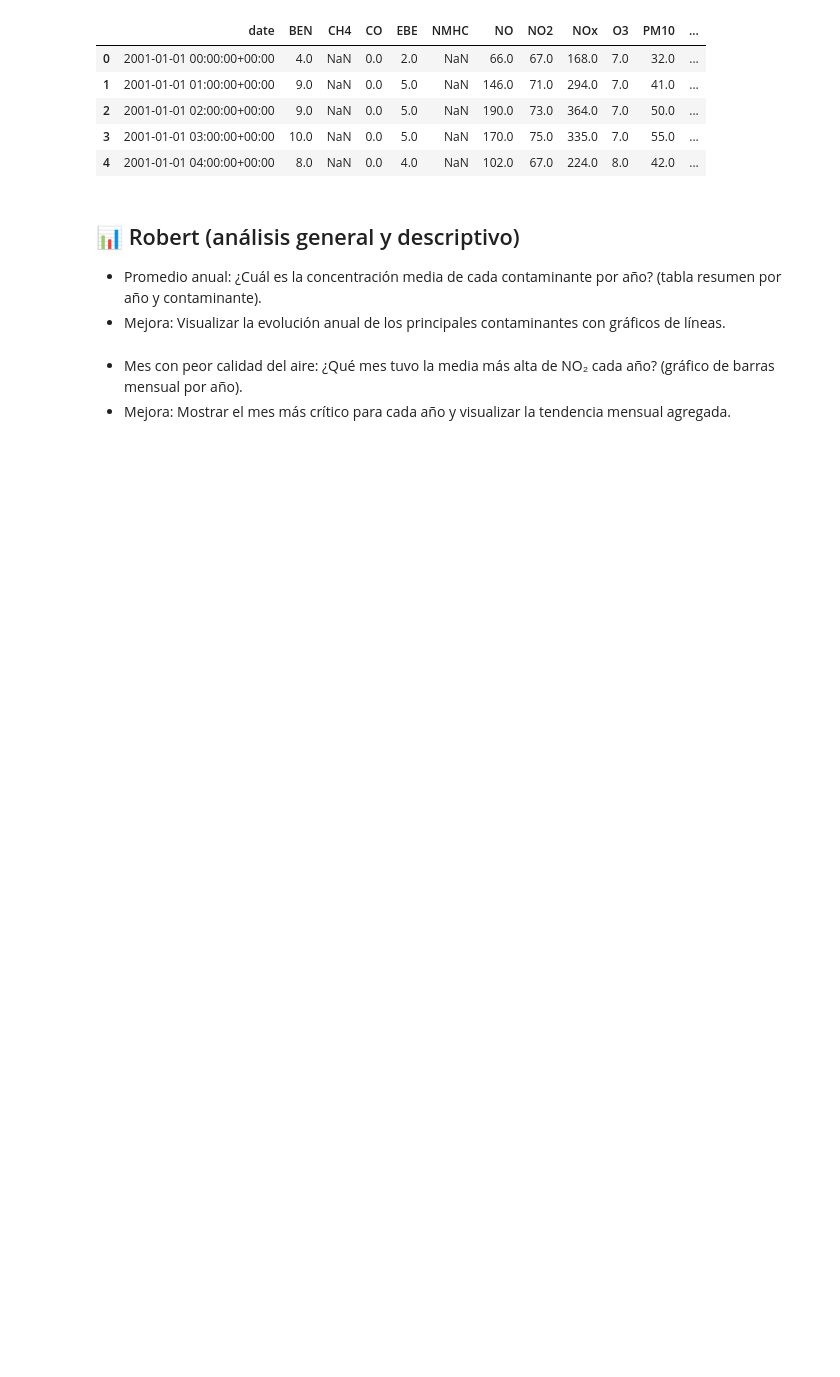
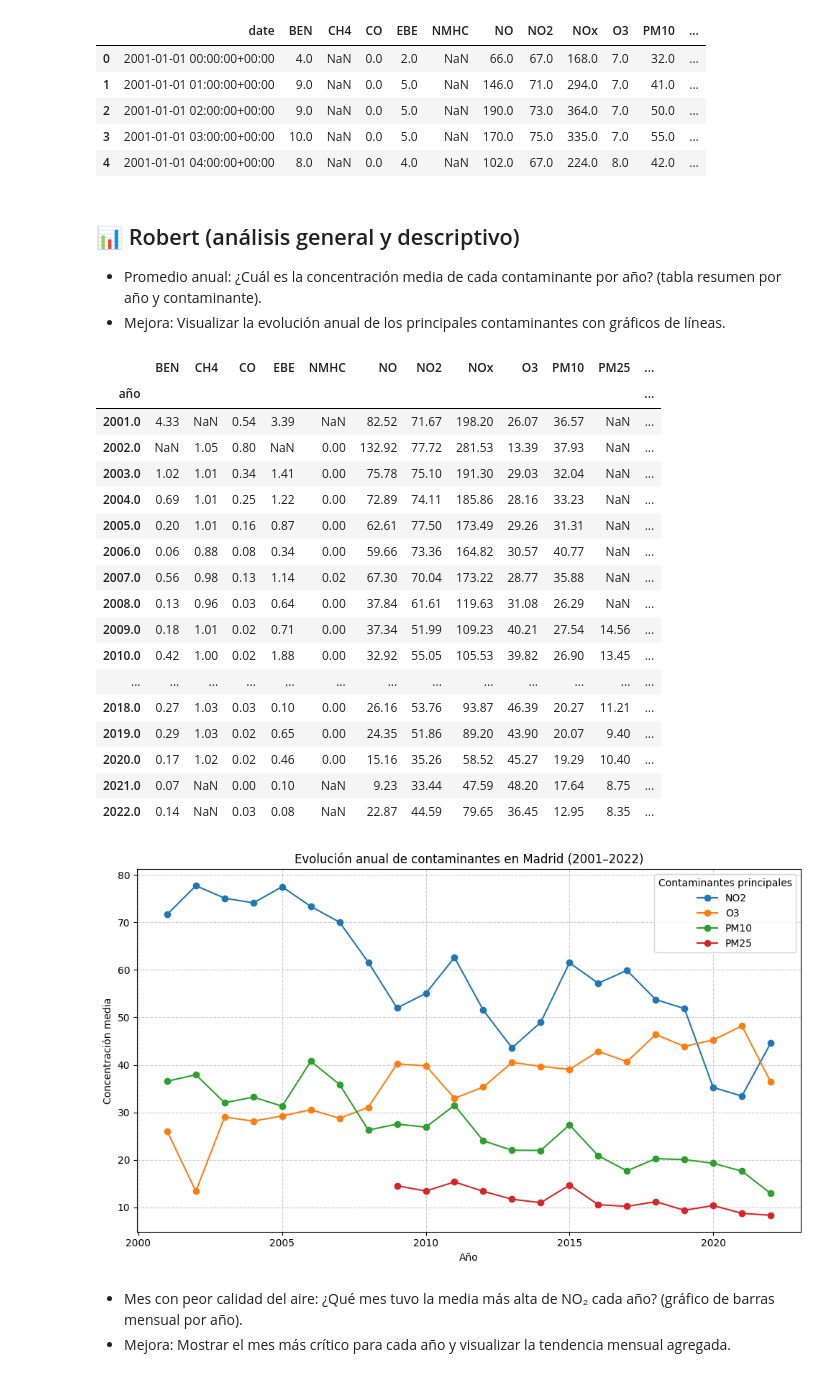
Before and after one commit to thisisrober/analisis-exploratorio-dataset-airquality-madrid, a Jupyter notebook: notebook.ipynb, the cells around one changed output. Cells and saved outputs as stored; diff of their text form; code cells hidden in the pictures; blank space fills up the shorter version.

Commit message:
update: anual evolution of pollutants and comparision of month with worst quality air per year

```diff
--- a/notebook.ipynb
+++ b/notebook.ipynb
@@ -79,6 +79,58 @@ Columnas: ['date', 'BEN', 'CH4', 'CO', 'EBE', 'NMHC', 'NO', 'NO2', 'NOx', 'O3',
 
 - Promedio anual: ¿Cuál es la concentración media de cada contaminante por año? (tabla resumen por año y contaminante).
 - Mejora: Visualizar la evolución anual de los principales contaminantes con gráficos de líneas.
+# %%
+# Agrupamos todos los datos en años, pasando de 2001-01-01 00:00:00+00:00 a los años correspondientes
+df["año"] = df["date"].dt.year
+
+# Creamos una lista con todos los contaminantes que se recogen
+contaminantes = ["BEN","CH4","CO","EBE","NMHC","NO","NO2","NOx","O3","PM10","PM25","SO2","TCH","TOL"]
+
+# Agrupamos todos los datos de todos los contaminantes en años y entre todos los datos sacamos su media correspondiente
+resumen = df.groupby("año")[contaminantes].mean().round(2)
+
+# Mostramos los datos
+display(resumen)
+
+# Para la mejora de este apartado, creamos una lista con la selección de los principales contaminantes
+principales = ["NO2", "O3", "PM10", "PM25"]
+
+# Filtrar el resumen solo a esos contaminantes
+resumen_principales = resumen[principales]
+
+# Creamos el gráfico y lo mostramos
+plt.figure(figsize=(10,6))
+for col in resumen_principales.columns:
+    plt.plot(resumen_principales.index, resumen_principales[col], marker="o", label=col)
+
+plt.title("Evolución anual de contaminantes en Madrid (2001–2022)")
+plt.xlabel("Año")
+plt.ylabel("Concentración media")
+plt.legend(title="Contaminantes principales")
+# Mostramos el gráfico con delimitadores para mayor visibilidad
+plt.grid(True, linestyle="--", alpha=0.6)
+plt.tight_layout()
+plt.show()
+# %% [output]
+|  | BEN | CH4 | CO | EBE | NMHC | NO | NO2 | NOx | O3 | PM10 | PM25 | ... |
+| año |  |  |  |  |  |  |  |  |  |  |  | ... |
+| 2001.0 | 4.33 | NaN | 0.54 | 3.39 | NaN | 82.52 | 71.67 | 198.20 | 26.07 | 36.57 | NaN | ... |
+| 2002.0 | NaN | 1.05 | 0.80 | NaN | 0.00 | 132.92 | 77.72 | 281.53 | 13.39 | 37.93 | NaN | ... |
+| 2003.0 | 1.02 | 1.01 | 0.34 | 1.41 | 0.00 | 75.78 | 75.10 | 191.30 | 29.03 | 32.04 | NaN | ... |
+| 2004.0 | 0.69 | 1.01 | 0.25 | 1.22 | 0.00 | 72.89 | 74.11 | 185.86 | 28.16 | 33.23 | NaN | ... |
+| 2005.0 | 0.20 | 1.01 | 0.16 | 0.87 | 0.00 | 62.61 | 77.50 | 173.49 | 29.26 | 31.31 | NaN | ... |
+| 2006.0 | 0.06 | 0.88 | 0.08 | 0.34 | 0.00 | 59.66 | 73.36 | 164.82 | 30.57 | 40.77 | NaN | ... |
+| 2007.0 | 0.56 | 0.98 | 0.13 | 1.14 | 0.02 | 67.30 | 70.04 | 173.22 | 28.77 | 35.88 | NaN | ... |
+| 2008.0 | 0.13 | 0.96 | 0.03 | 0.64 | 0.00 | 37.84 | 61.61 | 119.63 | 31.08 | 26.29 | NaN | ... |
+| 2009.0 | 0.18 | 1.01 | 0.02 | 0.71 | 0.00 | 37.34 | 51.99 | 109.23 | 40.21 | 27.54 | 14.56 | ... |
+| 2010.0 | 0.42 | 1.00 | 0.02 | 1.88 | 0.00 | 32.92 | 55.05 | 105.53 | 39.82 | 26.90 | 13.45 | ... |
+| ... | ... | ... | ... | ... | ... | ... | ... | ... | ... | ... | ... | ... |
+| 2018.0 | 0.27 | 1.03 | 0.03 | 0.10 | 0.00 | 26.16 | 53.76 | 93.87 | 46.39 | 20.27 | 11.21 | ... |
+| 2019.0 | 0.29 | 1.03 | 0.02 | 0.65 | 0.00 | 24.35 | 51.86 | 89.20 | 43.90 | 20.07 | 9.40 | ... |
+| 2020.0 | 0.17 | 1.02 | 0.02 | 0.46 | 0.00 | 15.16 | 35.26 | 58.52 | 45.27 | 19.29 | 10.40 | ... |
+| 2021.0 | 0.07 | NaN | 0.00 | 0.10 | NaN | 9.23 | 33.44 | 47.59 | 48.20 | 17.64 | 8.75 | ... |
+| 2022.0 | 0.14 | NaN | 0.03 | 0.08 | NaN | 22.87 | 44.59 | 79.65 | 36.45 | 12.95 | 8.35 | ... |
+[figure, added]
 # %% [markdown]
 - Mes con peor calidad del aire: ¿Qué mes tuvo la media más alta de NO₂ cada año? (gráfico de barras mensual por año).
 - Mejora: Mostrar el mes más crítico para cada año y visualizar la tendencia mensual agregada.
```
Also changed, not shown: parts of 2 cells of this notebook, 1 other file.
